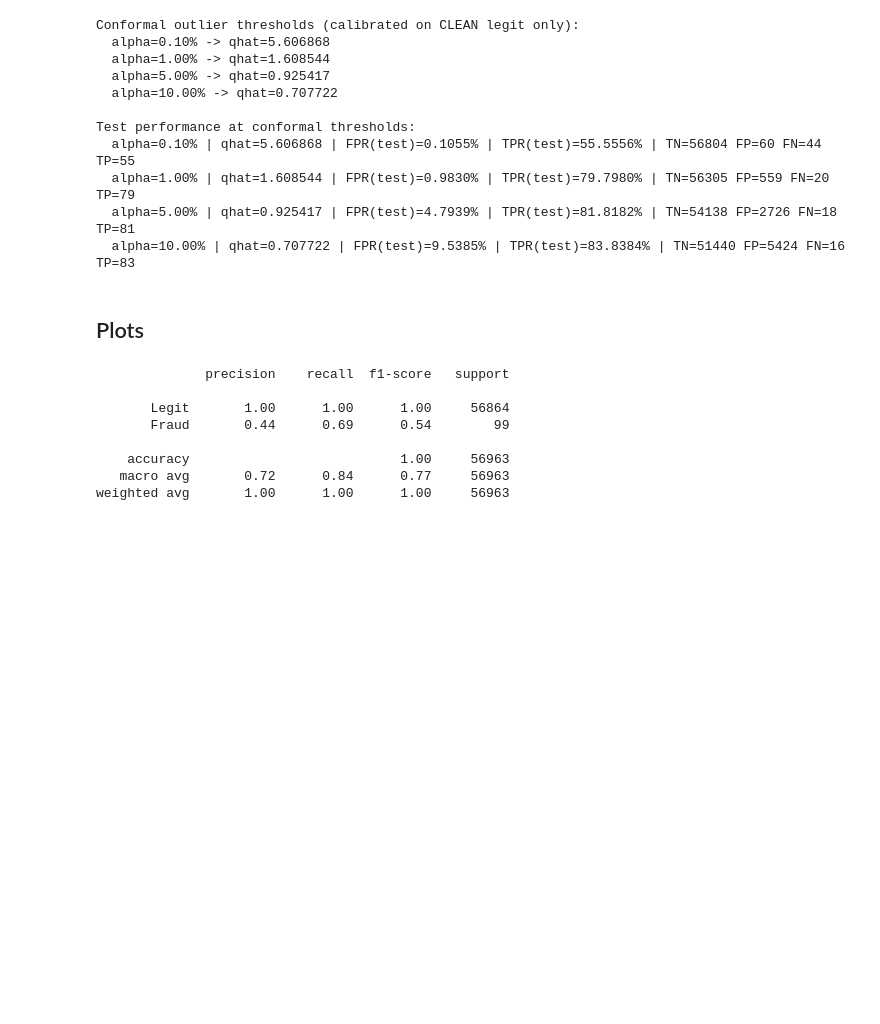
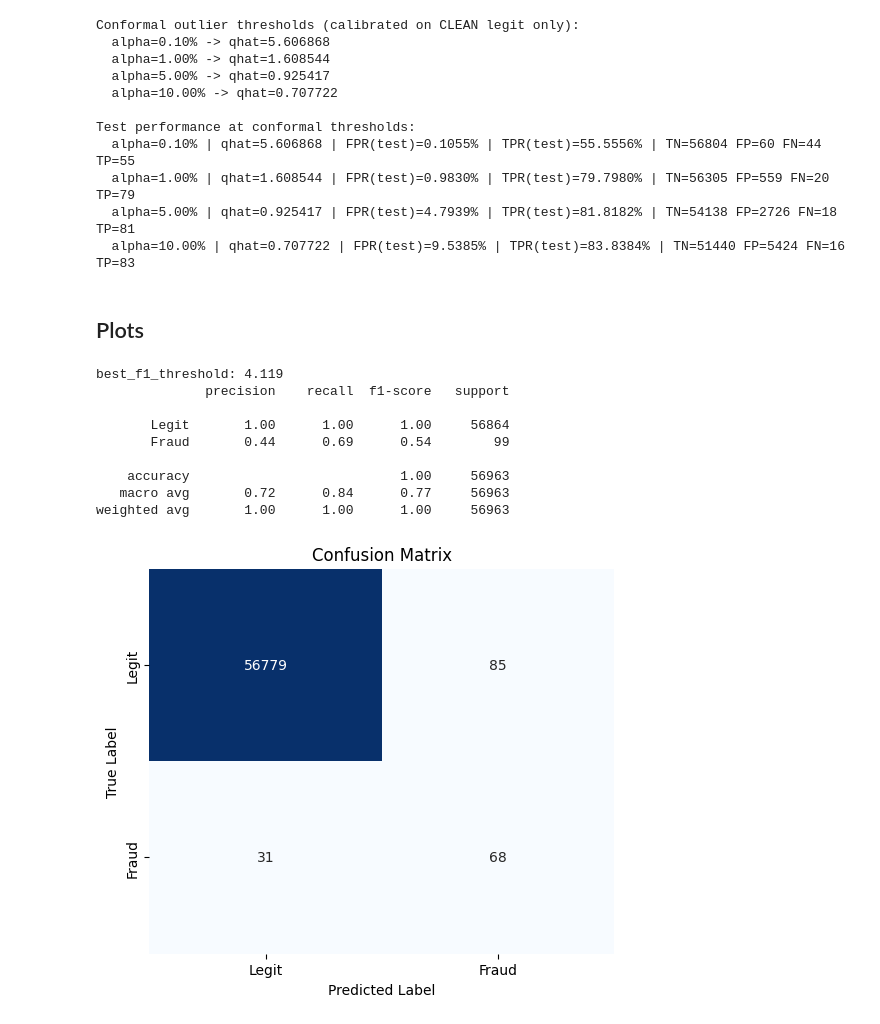
Before and after one commit to Artur-Gar/Fraud-Detection-VAE, a Jupyter notebook: notebooks/VAE.ipynb, the cells around one changed output. Drawn from its saved outputs; the diff is of its cells as text; code cells hidden in the pictures; blank space fills up the shorter version.

Commit message:
images refactoring

```diff
--- a/notebooks/VAE.ipynb
+++ b/notebooks/VAE.ipynb
@@ -442,9 +445,11 @@ Test performance at conformal thresholds:
 # %%
 # confusion matrix
 best_f1_threshold, f1, _, _, _ = metrics.find_best_threshold_by_f1(y_test, scores_test)
+print(f"best_f1_threshold: {best_f1_threshold:.3f}")
 y_pred = (scores_test > best_f1_threshold).astype(int)
 print(classification_report(y_test, y_pred, target_names=['Legit', 'Fraud']))
 # %% [output]
+best_f1_threshold: 4.119
               precision    recall  f1-score   support
 
        Legit       1.00      1.00      1.00     56864
@@ -453,6 +458,16 @@ print(classification_report(y_test, y_pred, target_names=['Legit', 'Fraud']))
     accuracy                           1.00     56963
    macro avg       0.72      0.84      0.77     56963
 weighted avg       1.00      1.00      1.00     56963
+# %%
+viz.plot_confusion_matrix(
+    y_test,
+    y_pred,
+    title="Confusion Matrix",
+    title_prefix="vae_",
+    save_path="outputs_vae_conformal"
+)
+# %% [output]
+[figure, added]
 # %%
 viz.plot_roc_pr_with_conformal_points(
     y_true=y_test,
```
Also changed, not shown: parts of 2 cells of this notebook, 9 other files.
